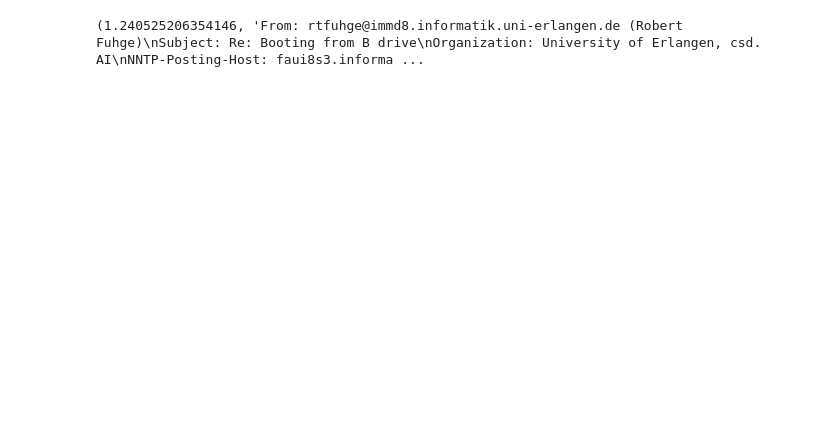
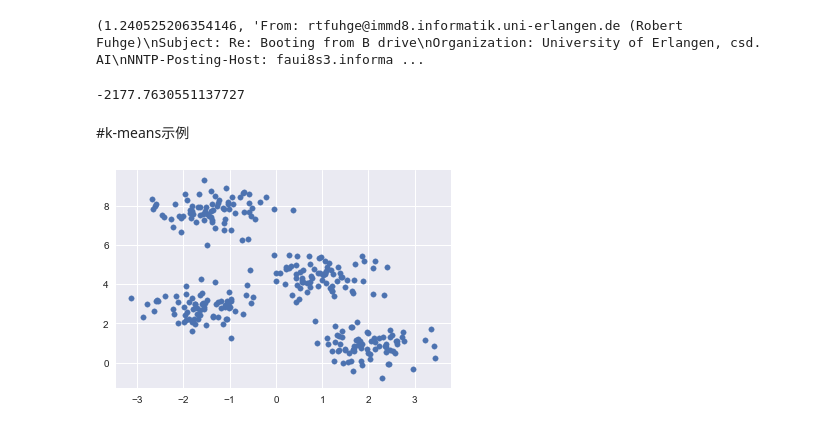
Before and after one commit to GalileoSama/MachineLearning, a Jupyter notebook: building machine learning systems with python/k-means.ipynb, the cells around one changed output. Cells and saved outputs as stored; diff of their text form; code cells hidden in the pictures; blank space fills up the shorter version.

Commit message:
《BMLSwP：C3》cluster finished; used sklearn's KMean

```diff
--- a/building machine learning systems with python/k-means.ipynb
+++ b/building machine learning systems with python/k-means.ipynb
@@ -188,3 +209,10 @@ sorted(similar)
 print(similar[-1])
 # %% [output]
 (1.240525206354146, 'From: rtfuhge@immd8.informatik.uni-erlangen.de (Robert Fuhge)\nSubject: Re: Booting from B drive\nOrganization: University of Erlangen, csd. AI\nNNTP-Posting-Host: faui8s3.informa ...
+# %%
+test = vectorizer_km.transform(test_data.data)
+km.score(test)
+# %% [output]
+-2177.7630551137727
+# %% [markdown]
+#k-means示例
@@ -190,0 +223,7 @@ print(similar[-1])
+# %%
+x, y = make_blobs(n_samples=300, centers=4,cluster_std=0.6, random_state=0)
+# %%
+plt.scatter(x[:,0], x[:,1], s=30)
+plt.show()
+# %% [output]
+[figure, added]
```
Also changed, not shown: parts of 6 cells of this notebook, 1 other file.
